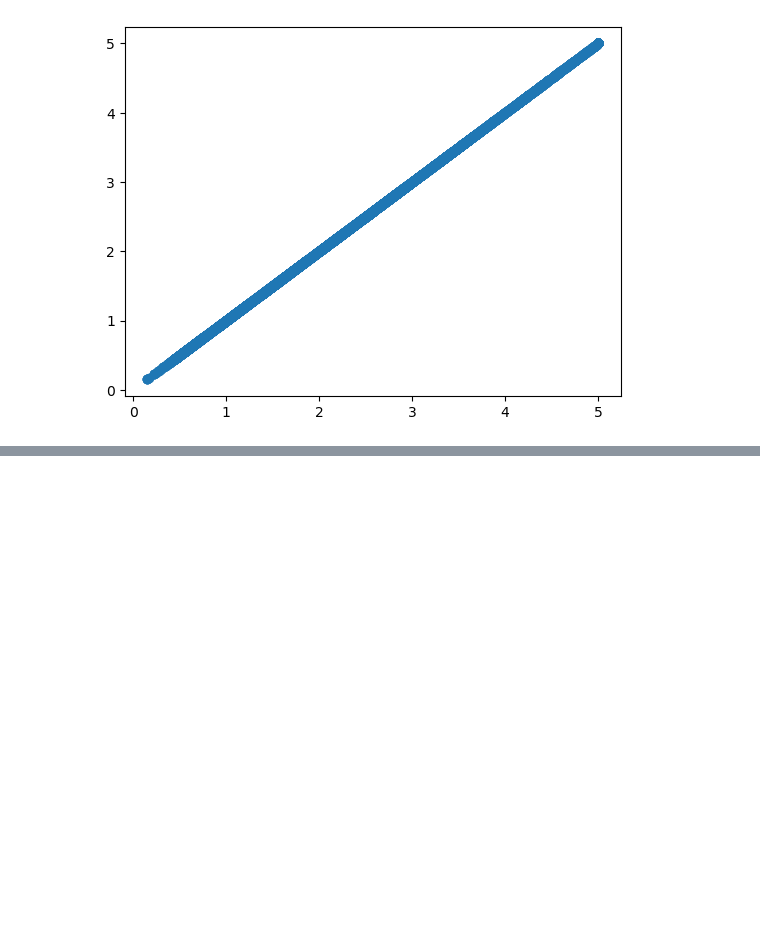
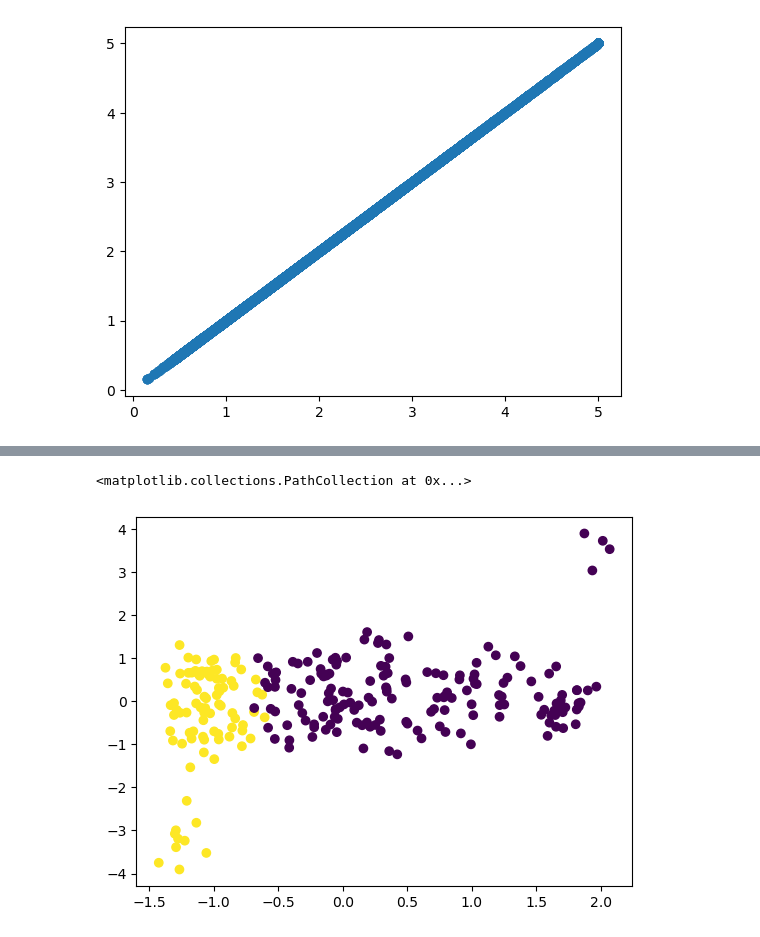
Before and after one commit to victorhrls/scikit-learn-intro, a Jupyter notebook: scikit_init.ipynb, the cells around one changed output, grey strips where cells are left out. Cells and saved outputs as stored; diff of their text form; code cells hidden in the pictures; blank space fills up the shorter version.

```diff
--- a/scikit_init.ipynb
+++ b/scikit_init.ipynb
@@ -106,0 +214,9 @@ plt.scatter(y,new_scale)
+# %%
+# X and Y are in totally different scales and this will impact the forecast
+
+X_scaled = StandardScaler().fit_transform(X)
+# %%
+plt.scatter(X_scaled[:,0],X_scaled[:,1], c=y)
+# %% [output]
+<matplotlib.collections.PathCollection at 0x...>
+[figure, added]
```
Also changed, not shown: parts of 25 cells of this notebook, 2 other files.
